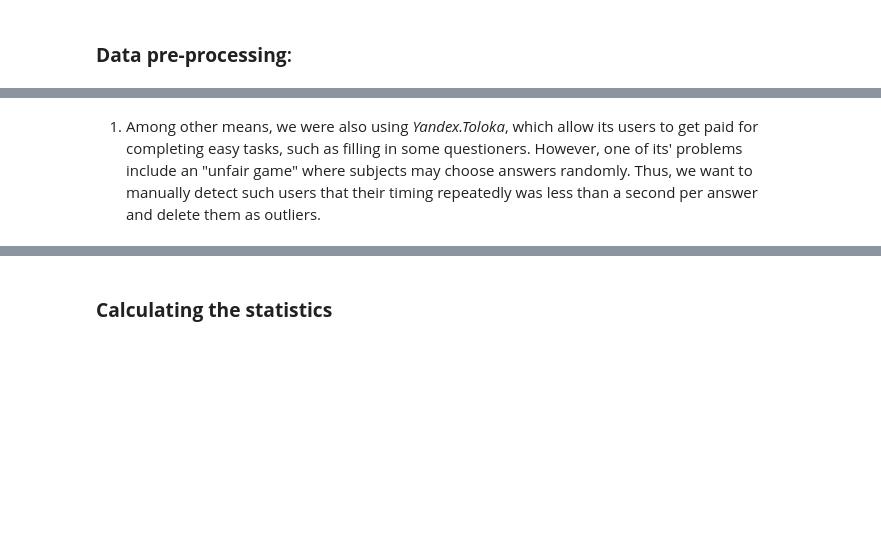
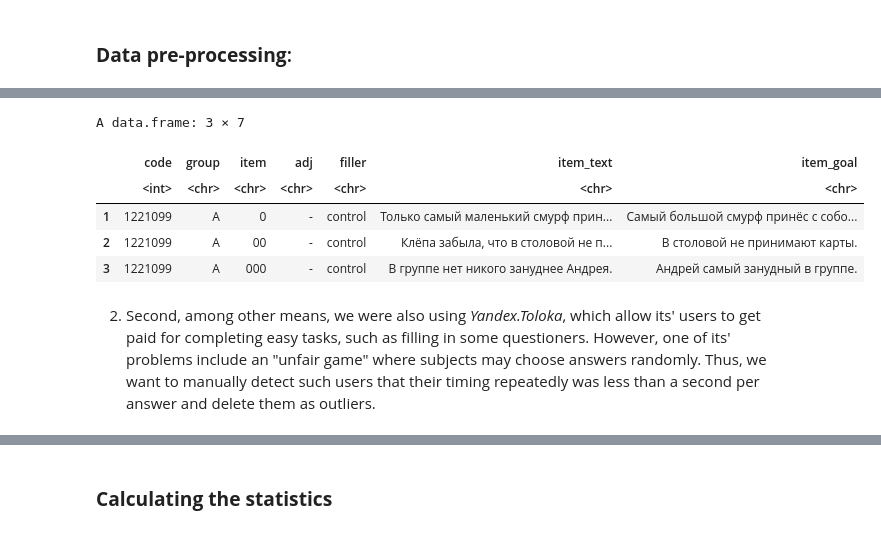
Before and after one commit to KatiaKozlova/stat-project, a Jupyter notebook: stat_project.ipynb, the cells around one changed output, grey strips where cells are left out. Drawn from its saved outputs; the diff is of its cells as text; code cells hidden in the pictures; blank space fills up the shorter version.

Commit message:
updated using Colab

```diff
--- a/stat_project.ipynb
+++ b/stat_project.ipynb
@@ -166,0 +178,16 @@ second_exp$clean_time <- (as.numeric(second_exp$judge_time) - as.numeric(second_
+# %%
+# illustations
+
+stimuli <- read.csv(
+    'https://raw.githubusercontent.com/KatiaKozlova/stat-project/refs/heads/main/results/exp2/stimuli_exp2.csv',
+    colClasses=c("item"="character")
+    )
+
+head(stimuli[stimuli$item %in% c('0', '00', '000'), ], 3)
+# %% [output]
+A data.frame: 3 × 7
+|  | code | group | item | adj | filler | item_text | item_goal |
+|  | <int> | <chr> | <chr> | <chr> | <chr> | <chr> | <chr> |
+| 1 | 1221099 | A | 0 | - | control | Только самый маленький смурф прин... | Самый большой смурф принёс с собо... |
+| 2 | 1221099 | A | 00 | - | control | Клёпа забыла, что в столовой не п... | В столовой не принимают карты. |
+| 3 | 1221099 | A | 000 | - | control | В группе нет никого зануднее Андрея. | Андрей самый занудный в группе. |
@@ -167,5 +210,5 @@ second_exp$clean_time <- (as.numeric(second_exp$judge_time) - as.numeric(second_
 # %% [markdown]
-1. Among other means, we were also using *Yandex.Toloka*, which allow its users to get paid for completing easy tasks, such as filling in some questioners. However, one of its' problems include an "unfair game" where subjects may choose answers randomly. Thus, we want to manually detect such users that their timing repeatedly was less than a second per answer and delete them as outliers.
+2. Second, among other means, we were also using *Yandex.Toloka*, which allow its' users to get paid for completing easy tasks, such as filling in some questioners. However, one of its' problems include an "unfair game" where subjects may choose answers randomly. Thus, we want to manually detect such users that their timing repeatedly was less than a second per answer and delete them as outliers.
 # %%
 # detecting automatic answers
 
```
Also changed, not shown: parts of 16 cells of this notebook.
